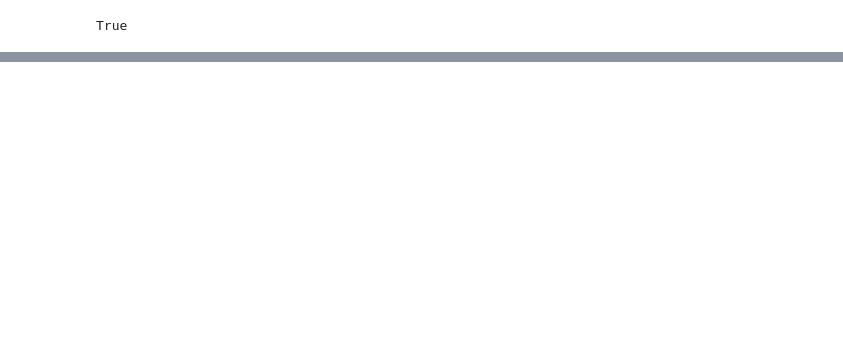
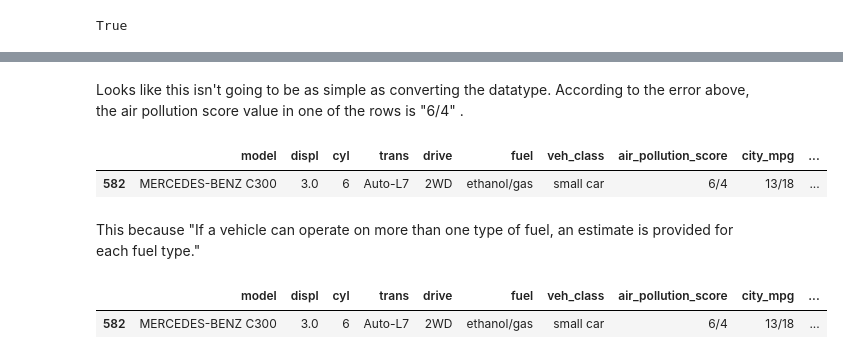
Before and after one commit to MRX44/Analysis-Data-of-Fuel-Economy-, a Jupyter notebook: Fixing data types.ipynb, the cells around one changed output, grey strips where cells are left out. Saved outputs shown, nothing was run; the diff lists cells and outputs as text; code cells hidden in the pictures; blank space fills up the shorter version.

```diff
--- a/Fixing data types.ipynb
+++ b/Fixing data types.ipynb
@@ -67,0 +103,16 @@ True
+# %% [markdown]
+Looks like this isn't going to be as simple as converting the datatype. According to the error above, the air pollution score value in one of the rows is "6/4" .
+# %%
+df_08[df_08.air_pollution_score == "6/4"]
+# %% [output]
+|  | model | displ | cyl | trans | drive | fuel | veh_class | air_pollution_score | city_mpg | ... |
+| 582 | MERCEDES-BENZ C300 | 3.0 | 6 | Auto-L7 | 2WD | ethanol/gas | small car | 6/4 | 13/18 | ... |
+# %% [markdown]
+This because "If a vehicle can operate on more than one type of fuel, an estimate is provided for each fuel type."
+# %%
+# First, let's get all the hybrids in 2008
+hb_08 = df_08[df_08.air_pollution_score.str.contains("/")]
+hb_08
+# %% [output]
+|  | model | displ | cyl | trans | drive | fuel | veh_class | air_pollution_score | city_mpg | ... |
+| 582 | MERCEDES-BENZ C300 | 3.0 | 6 | Auto-L7 | 2WD | ethanol/gas | small car | 6/4 | 13/18 | ... |
```
Also changed, not shown: parts of 20 cells of this notebook, 2 other files.
